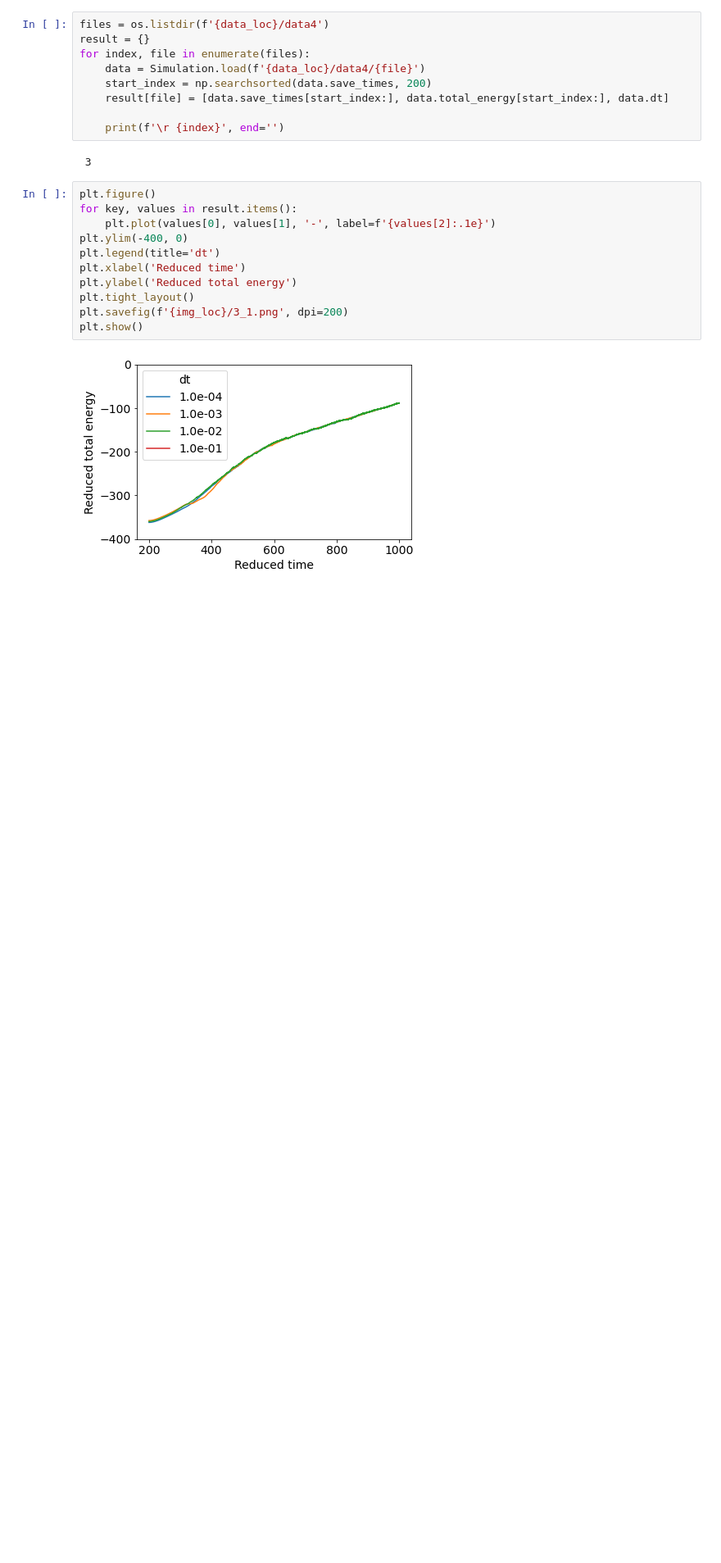
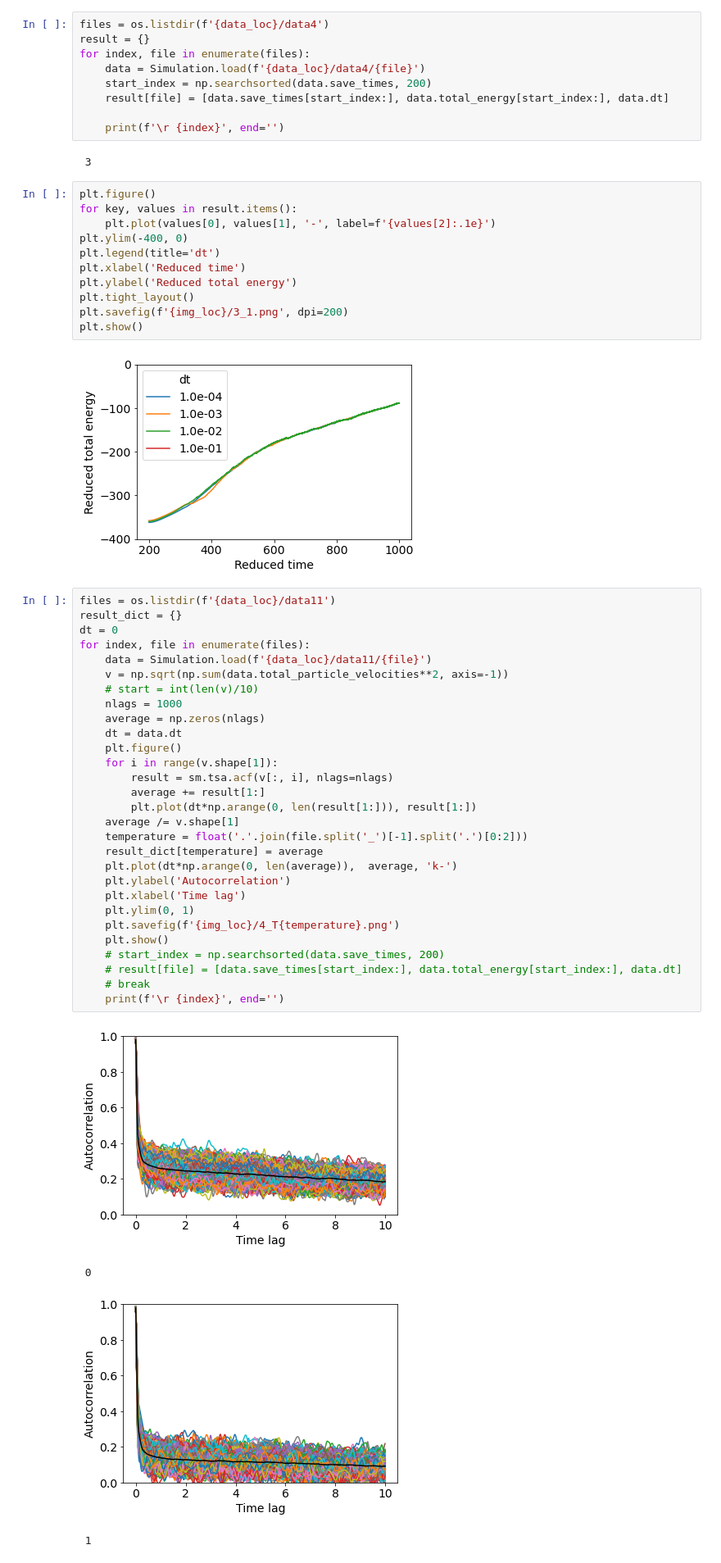
Before and after one commit to ThijsDrost/ACFPD_project, a Jupyter notebook: Analysis.ipynb, the cells around one changed output. Shown at 82% size. Saved outputs shown, nothing was run; the diff lists cells and outputs as text; blank space fills up the shorter version.

```diff
--- a/Analysis.ipynb
+++ b/Analysis.ipynb
@@ -160,3 +162,37 @@ plt.savefig(f'{img_loc}/3_1.png', dpi=200)
 plt.show()
 # %% [output]
 [figure]
+# %%
+files = os.listdir(f'{data_loc}/data11')
+result_dict = {}
+dt = 0
+for index, file in enumerate(files):
+    data = Simulation.load(f'{data_loc}/data11/{file}')
+    v = np.sqrt(np.sum(data.total_particle_velocities**2, axis=-1))
+    # start = int(len(v)/10)
+    nlags = 1000
+    average = np.zeros(nlags)
+    dt = data.dt
+    plt.figure()
+    for i in range(v.shape[1]):
+        result = sm.tsa.acf(v[:, i], nlags=nlags)
+        average += result[1:]
+        plt.plot(dt*np.arange(0, len(result[1:])), result[1:])
+    average /= v.shape[1]
+    temperature = float('.'.join(file.split('_')[-1].split('.')[0:2]))
+    result_dict[temperature] = average
+    plt.plot(dt*np.arange(0, len(average)),  average, 'k-')
+    plt.ylabel('Autocorrelation')
+    plt.xlabel('Time lag')
+    plt.ylim(0, 1)
+    plt.savefig(f'{img_loc}/4_T{temperature}.png')
+    plt.show()
+    # start_index = np.searchsorted(data.save_times, 200)
+    # result[file] = [data.save_times[start_index:], data.total_energy[start_index:], data.dt]
+    # break
+    print(f'\r {index}', end='')
+# %% [output]
+[figure, added]
+ 0
+[figure, added]
+ 1
```
Also changed, not shown: parts of 5 cells of this notebook.
